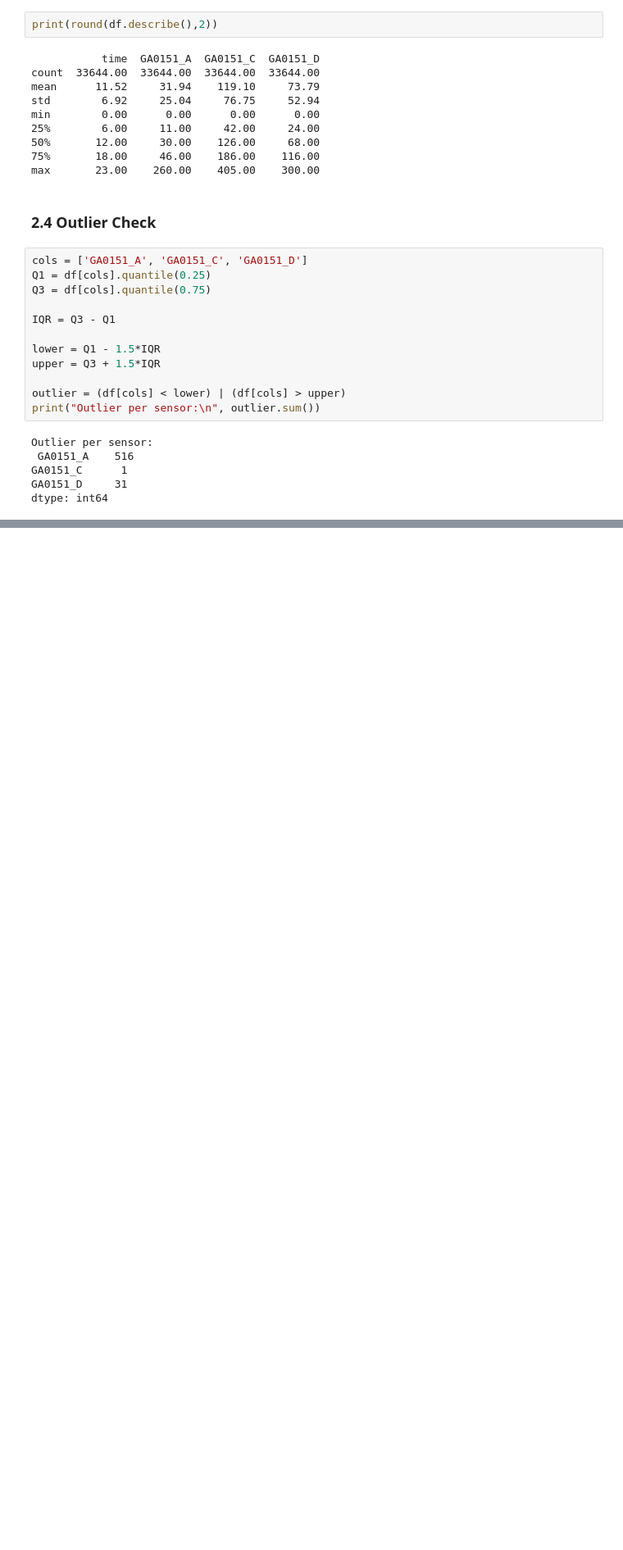
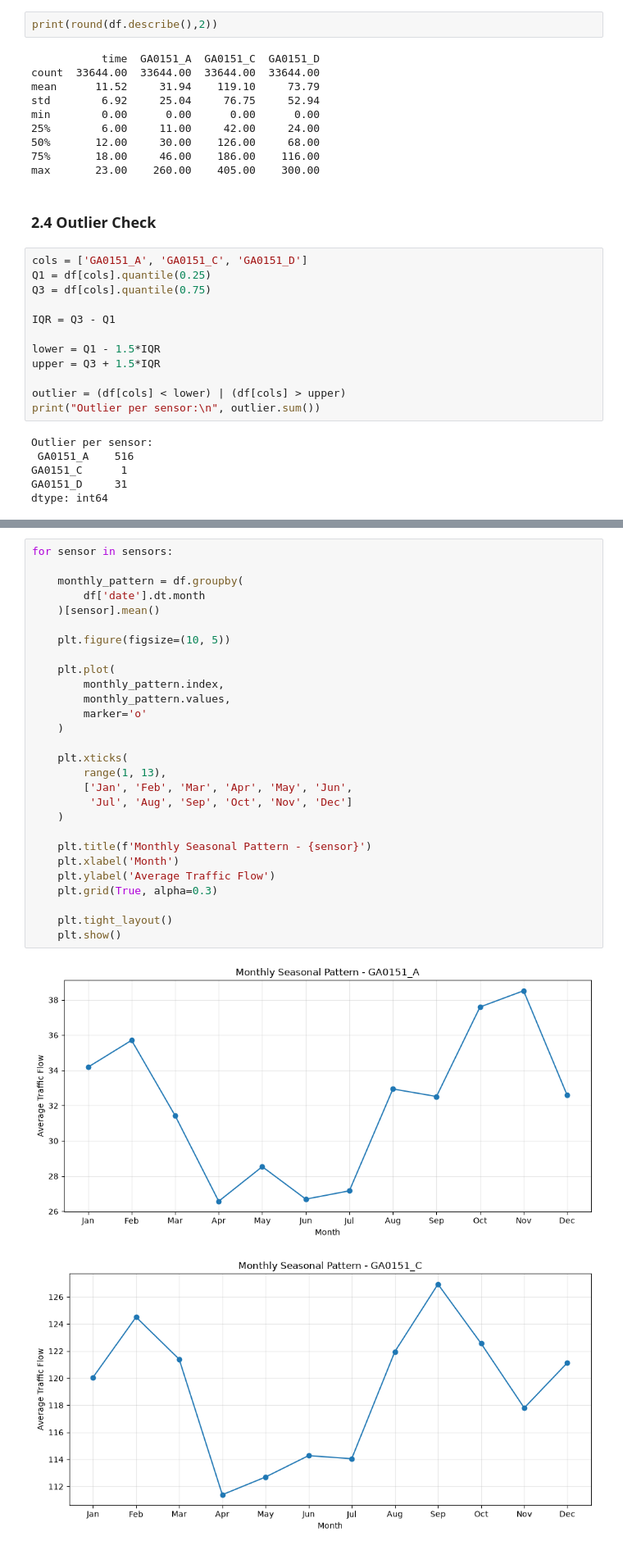
Before and after one commit to PranavPhatak/Urban-Traffic-Flow-Prediction, a Jupyter notebook: notebooks/01_data_exploration.ipynb, the cells around one changed output, grey strips where cells are left out. Shown at 82% size. Drawn from its saved outputs; the diff is of its cells as text; blank space fills up the shorter version.

```diff
--- a/notebooks/01_data_exploration.ipynb
+++ b/notebooks/01_data_exploration.ipynb
@@ -77,0 +115,31 @@ dtype: int64
+# %%
+for sensor in sensors:
+
+    monthly_pattern = df.groupby(
+        df['date'].dt.month
+    )[sensor].mean()
+
+    plt.figure(figsize=(10, 5))
+
+    plt.plot(
+        monthly_pattern.index,
+        monthly_pattern.values,
+        marker='o'
+    )
+
+    plt.xticks(
+        range(1, 13),
+        ['Jan', 'Feb', 'Mar', 'Apr', 'May', 'Jun',
+         'Jul', 'Aug', 'Sep', 'Oct', 'Nov', 'Dec']
+    )
+
+    plt.title(f'Monthly Seasonal Pattern - {sensor}')
+    plt.xlabel('Month')
+    plt.ylabel('Average Traffic Flow')
+    plt.grid(True, alpha=0.3)
+
+    plt.tight_layout()
+    plt.show()
+# %% [output]
+[figure, added]
+[figure, added]
```
Also changed, not shown: parts of 13 cells of this notebook.
